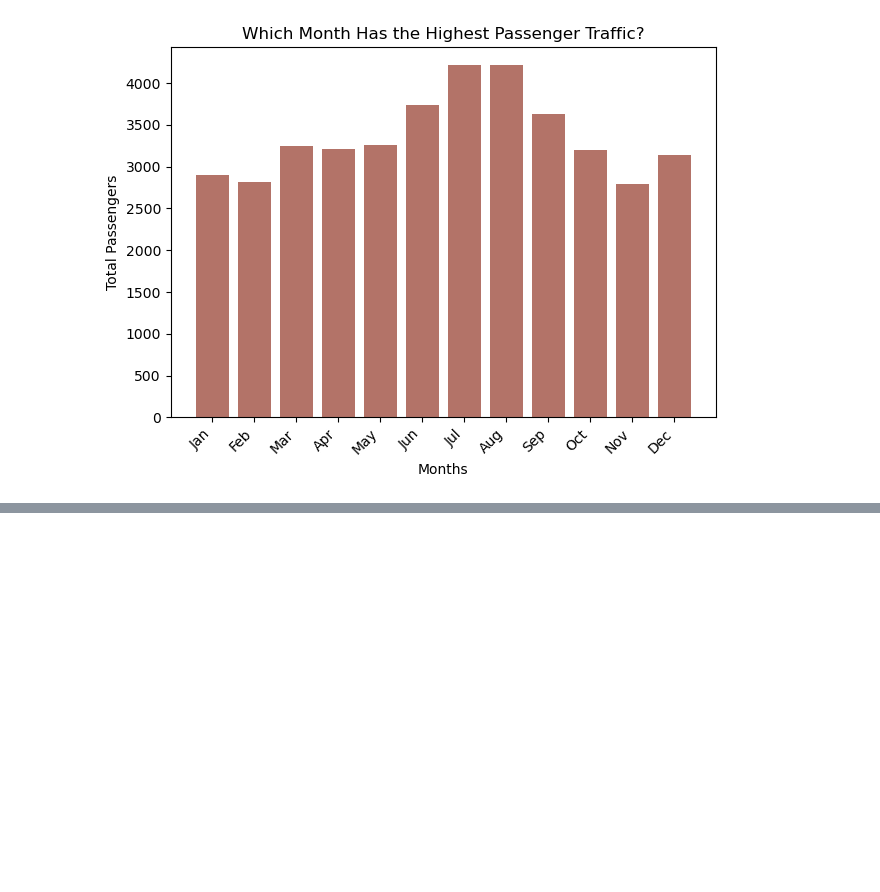
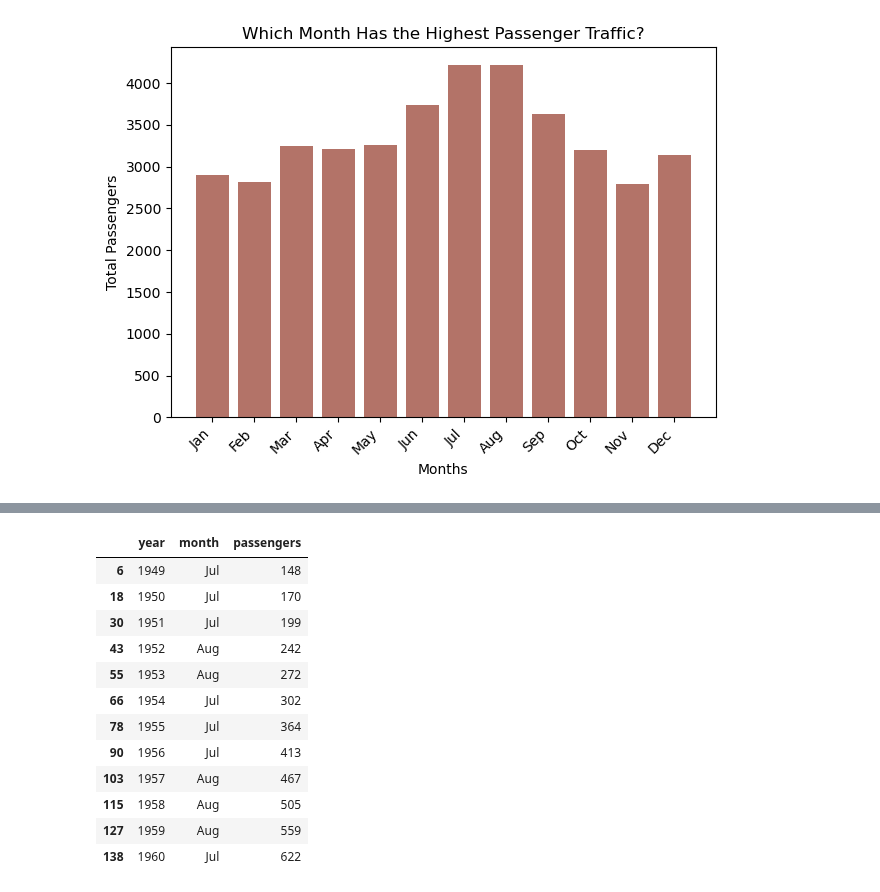
Before and after one commit to sayali-devkar/data_analysis_learning, a Jupyter notebook: projects/04_Flights_EDA.ipynb, the cells around one changed output, grey strips where cells are left out. Saved outputs shown, nothing was run; the diff lists cells and outputs as text; code cells hidden in the pictures; blank space fills up the shorter version.

```diff
--- a/projects/04_Flights_EDA.ipynb
+++ b/projects/04_Flights_EDA.ipynb
@@ -95,0 +113,4 @@ plt.show()
+# %%
+busiest_month = flights.groupby('year')['passengers'].idxmax()
+
+busiest_month
@@ -95,0 +132,16 @@ plt.show()
+# %%
+flights.loc[busiest_month]
+# %% [output]
+|  | year | month | passengers |
+| 6 | 1949 | Jul | 148 |
+| 18 | 1950 | Jul | 170 |
+| 30 | 1951 | Jul | 199 |
+| 43 | 1952 | Aug | 242 |
+| 55 | 1953 | Aug | 272 |
+| 66 | 1954 | Jul | 302 |
+| 78 | 1955 | Jul | 364 |
+| 90 | 1956 | Jul | 413 |
+| 103 | 1957 | Aug | 467 |
+| 115 | 1958 | Aug | 505 |
+| 127 | 1959 | Aug | 559 |
+| 138 | 1960 | Jul | 622 |
```
Also changed, not shown: parts of 6 cells of this notebook.
